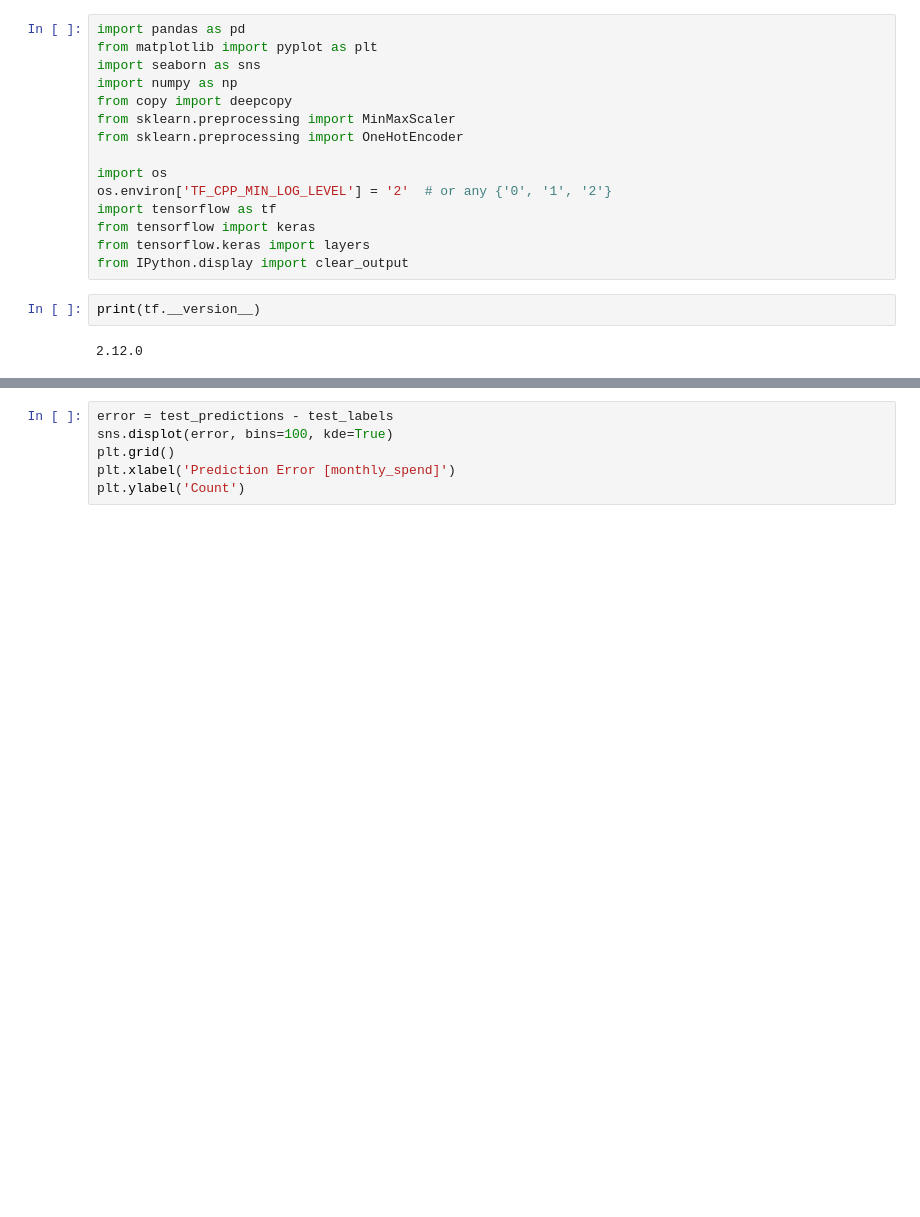
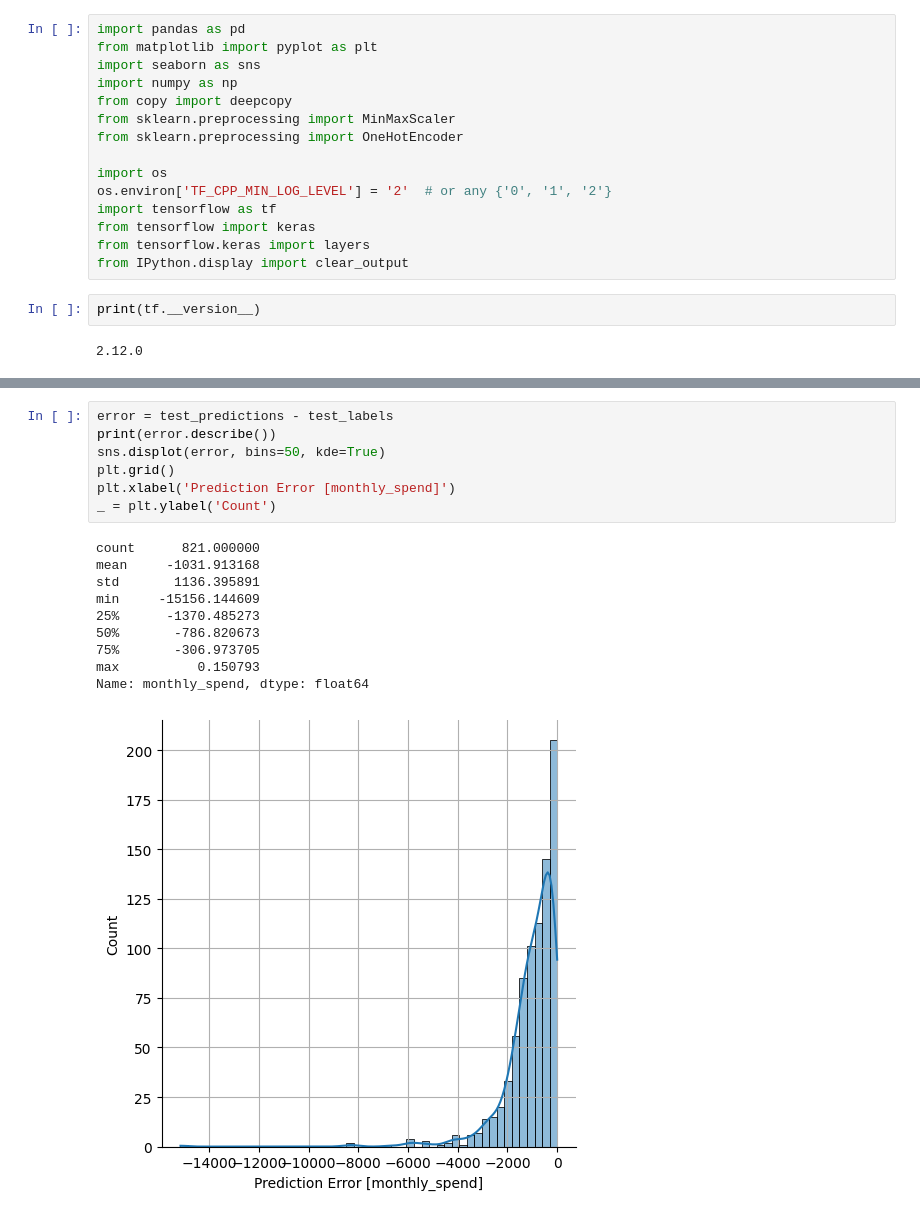
Before and after one commit to FerPapi/fineng-mba-usp, a Jupyter notebook: num_calc/nn/nn_spend_regressor.ipynb, the cells around one changed output, grey strips where cells are left out. Cells and saved outputs as stored; diff of their text form; blank space fills up the shorter version.

```diff
--- a/num_calc/nn/nn_spend_regressor.ipynb
+++ b/num_calc/nn/nn_spend_regressor.ipynb
@@ -201,6 +199,18 @@ plt.plot(lims, lims, 'r--')
 # %%
 error = test_predictions - test_labels
-sns.displot(error, bins=100, kde=True)
+print(error.describe())
+sns.displot(error, bins=50, kde=True)
 plt.grid()
 plt.xlabel('Prediction Error [monthly_spend]')
-plt.ylabel('Count')
+_ = plt.ylabel('Count')
+# %% [output]
+count      821.000000
+mean     -1031.913168
+std       1136.395891
+min     -15156.144609
+25%      -1370.485273
+50%       -786.820673
+75%       -306.973705
+max          0.150793
+Name: monthly_spend, dtype: float64
+[figure, added]
```
Also changed, not shown: parts of 20 cells of this notebook, 8 other files.
